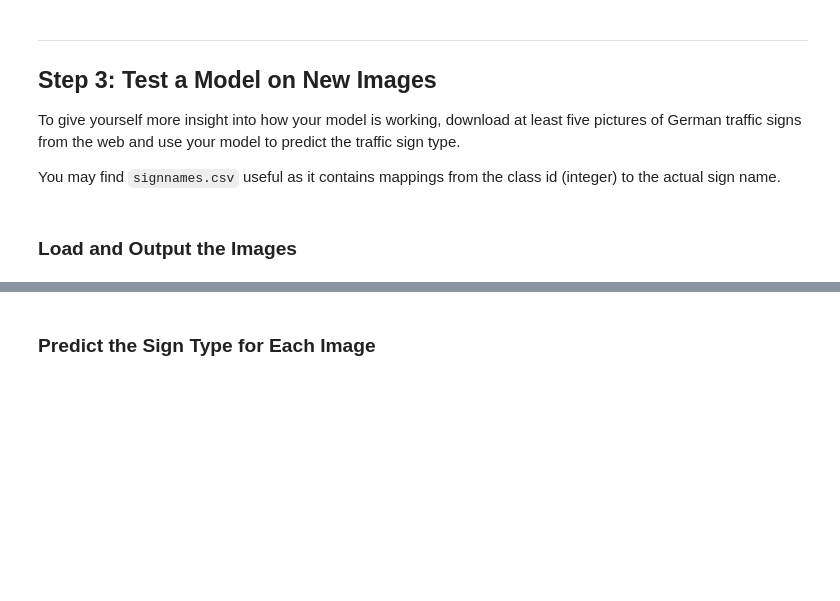
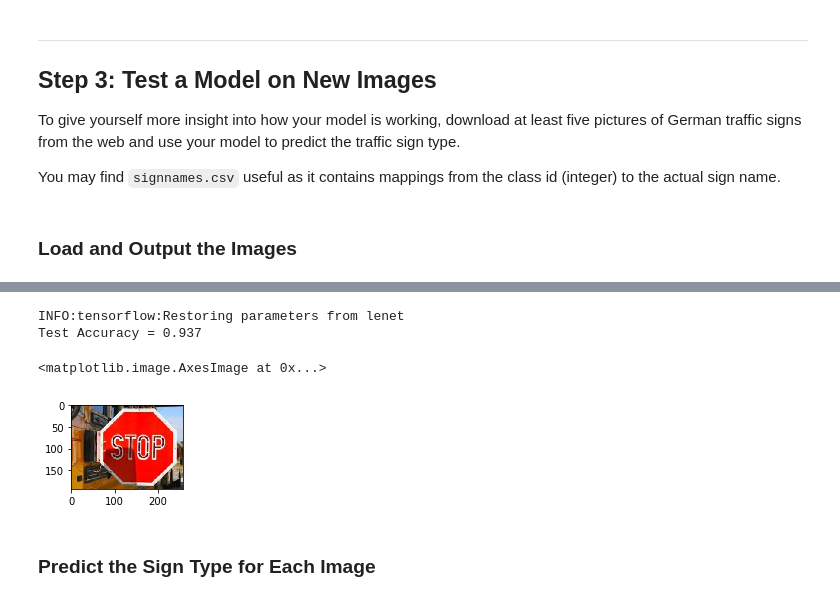
Before and after one commit to msinvent/CarND-Traffic-Sign-Classifier-Project, a Jupyter notebook: Traffic_Sign_Classifier.ipynb, the cells around one changed output, grey strips where cells are left out. Saved outputs shown, nothing was run; the diff lists cells and outputs as text; code cells hidden in the pictures; blank space fills up the shorter version.

Commit message:
commited the modified network along with the saved network

```diff
--- a/Traffic_Sign_Classifier.ipynb
+++ b/Traffic_Sign_Classifier.ipynb
@@ -154,15 +154,15 @@ if normalizedOnce == 0:
 
     # Converting data to grayscale
     print('Converting train data to grayscale...')
-    X_train = 0.3*X_train[:,:,:,0] + 0.59*X_train[:,:,:,1] + 0.11*X_train[:,:,:,2]
+    X_train = X_train[:,:,:,0] + 0.59*X_train[:,:,:,1] + 0.11*X_train[:,:,:,2]
     X_train = np.reshape(X_train,[X_train.shape[0],X_train.shape[1],X_train.shape[2],1])
 
     print('Converting validation data to grayscale...')
-    X_valid = 0.3*X_valid[:,:,:,0] + 0.59*X_valid[:,:,:,1] + 0.11*X_valid[:,:,:,2]
+    X_valid = X_valid[:,:,:,0] + 0.59*X_valid[:,:,:,1] + 0.11*X_valid[:,:,:,2]
     X_valid = np.reshape(X_valid,[X_valid.shape[0],X_valid.shape[1],X_valid.shape[2],1])
 
     print('Converting test data to grayscale...')
-    X_test = 0.3*X_test[:,:,:,0] + 0.59*X_test[:,:,:,1] + 0.11*X_test[:,:,:,2]
+    X_test = X_test[:,:,:,0] + 0.59*X_test[:,:,:,1] + 0.11*X_test[:,:,:,2]
     X_test = np.reshape(X_test,[X_test.shape[0],X_test.shape[1],X_test.shape[2],1])
 
     print('Normalizing train, validatino and test data to bring it from -1 to 1')
@@ -242,8 +242,11 @@ sets imply underfitting. A high accuracy on the training set but low accuracy on
 import tensorflow as tf
 
 # Some hyperparameters
+# Set it to 200 to train the final network
+# I set it to 5 to run and debug the network more quickly, not yet able to remove the training step completely and load
+# the trained network
 EPOCHS = 5
-BATCH_SIZE = 128
+BATCH_SIZE = 256
 rate = 0.001 #learning rate
 
 # Defining placeholders for input and output data
@@ -300,7 +303,7 @@ with tf.Session() as sess:
         print("Validation Accuracy = {:.3f}".format(validation_accuracy))
         print()
 
-    saver.save(sess, './lenet')
+    saver.save(sess, './lenet_temp')
     print("Model saved")
 # %% [output]
 Training...
@@ -412,3 +336,31 @@ INFO:tensorflow:Restoring parameters from ./lenet
+# %%
+import matplotlib.pyplot as plt
+import cv2
+
+## Load the images and plot them here.
+## Feel free to use as many code cells as needed.
+## TODO : For some reason I am not able to restore the network if I skip the training step...
+## Have seen a few solutions on stackoverflow, but will have to experiment with it a bit...
+## For the time being I have bypassed the issue by training a dummy network with a lot less iterations
+## And then restoring the original network
+## lenet is the final trained network with EPOCHS = 200
+
+with tf.Session() as sess:
+#     saver.restore(sess, tf.train.latest_checkpoint('.'))
+    saver.restore(sess, 'lenet')
+    test_accuracy = evaluate(X_test, y_test)
+    print("Test Accuracy = {:.3f}".format(test_accuracy))
+
+
+image = cv2.imread('germanTrafficSign/stop.jpg')
+image = image[...,::-1]
+plt.figure(figsize=(2,2))
+plt.imshow(image)
+# %% [output]
+INFO:tensorflow:Restoring parameters from lenet
+Test Accuracy = 0.937
+<matplotlib.image.AxesImage at 0x...>
+[figure, added]
 # %% [markdown]
 ### Predict the Sign Type for Each Image
 # %%
```
Also changed, not shown: parts of 5 cells of this notebook, 3 other files.
